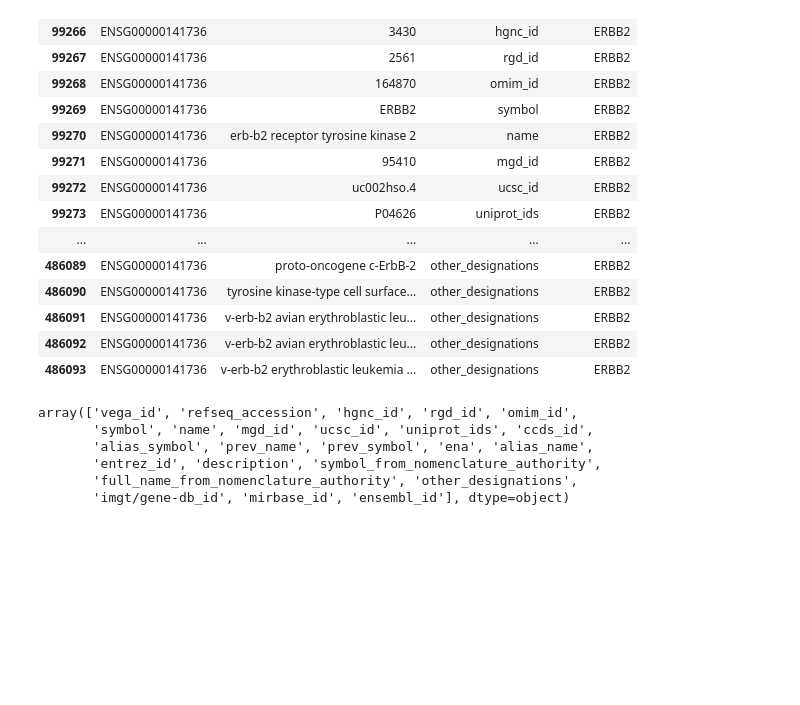
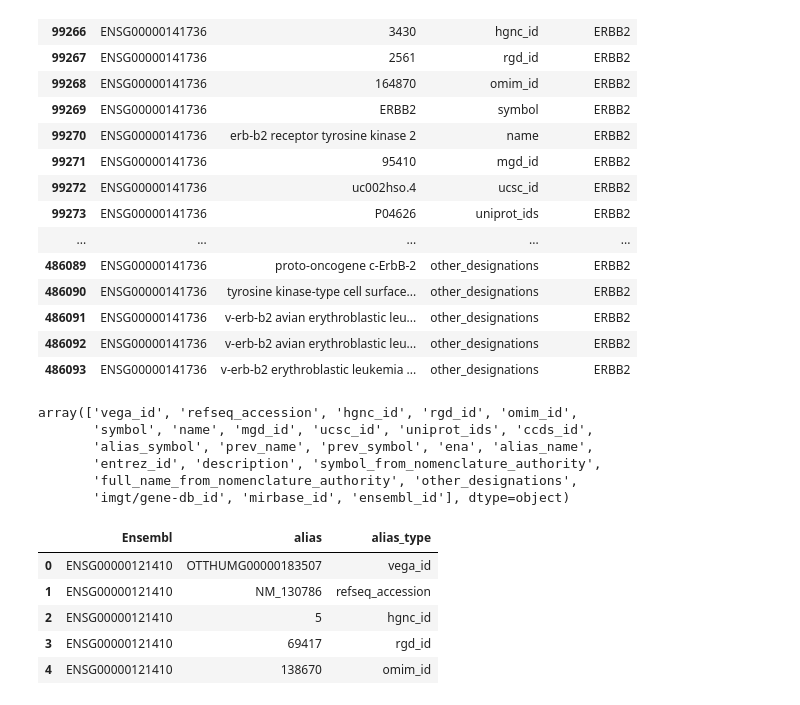
Before and after one commit to DSuveges/random_notebooks, a Jupyter notebook: issue-1393_getting_gene_name_synonyms/synonyms_from_HGNC.ipynb, the cells around one changed output. Cells and saved outputs as stored; diff of their text form; code cells hidden in the pictures; blank space fills up the shorter version.

```diff
--- a/issue-1393_getting_gene_name_synonyms/synonyms_from_HGNC.ipynb
+++ b/issue-1393_getting_gene_name_synonyms/synonyms_from_HGNC.ipynb
@@ -425,3 +425,17 @@ array(['vega_id', 'refseq_accession', 'hgnc_id', 'rgd_id', 'omim_id',
        'imgt/gene-db_id', 'mirbase_id', 'ensembl_id'], dtype=object)
 # %%
 merged.to_csv('target_mapping.tsv.gz', sep='\t', compression='infer', index=False)
+# %%
+import pandas as pd
+
+
+tm_df = pd.read_csv('target_mapping.tsv.gz', sep='\t', compression='infer')
+
+tm_df.head()
+# %% [output]
+|  | Ensembl | alias | alias_type |
+| 0 | ENSG00000121410 | OTTHUMG00000183507 | vega_id |
+| 1 | ENSG00000121410 | NM_130786 | refseq_accession |
+| 2 | ENSG00000121410 | 5 | hgnc_id |
+| 3 | ENSG00000121410 | 69417 | rgd_id |
+| 4 | ENSG00000121410 | 138670 | omim_id |
```
Also changed, not shown: parts of 6 cells of this notebook, 3 other files.
